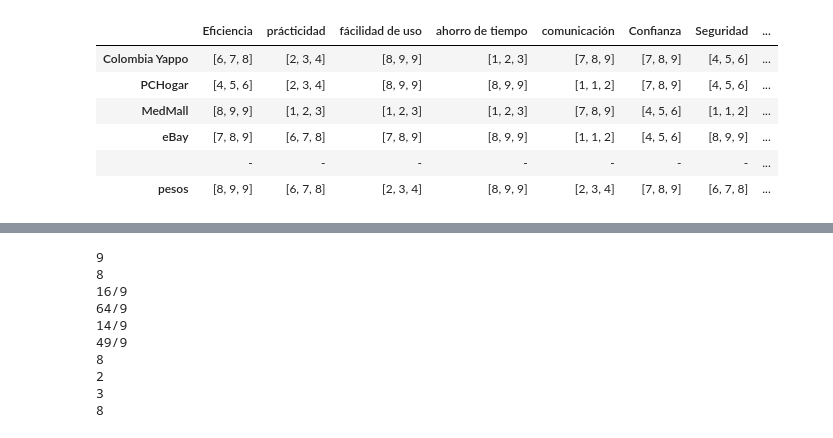
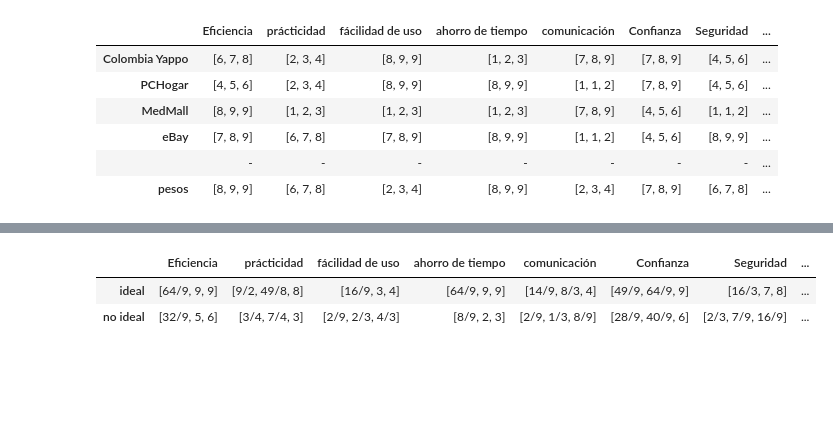
Before and after one commit to DavidbjArangoh/Seminario2_Optimizacion2, a Jupyter notebook: Punto1_TOPSIS_DIFUSO.ipynb, the cells around one changed output, grey strips where cells are left out. Drawn from its saved outputs; the diff is of its cells as text; code cells hidden in the pictures; blank space fills up the shorter version.

Commit message:
Se agregan los datos ideales

```diff
--- a/Punto1_TOPSIS_DIFUSO.ipynb
+++ b/Punto1_TOPSIS_DIFUSO.ipynb
@@ -162,39 +161,75 @@ display(PondFuzzyFrame)
 |  | - | - | - | - | - | - | - | ... |
 | pesos | [8, 9, 9] | [6, 7, 8] | [2, 3, 4] | [8, 9, 9] | [2, 3, 4] | [7, 8, 9] | [6, 7, 8] | ... |
 # %%
-A = []
+A = [[],[]]
 for i in range(0,10,1):
     c = []
+    ind = 0
     for j in range(0,4,1):
         c.append(PondFuzzy[j][i][0,2])
     c = max(c)
     cont = []
     for j in range(0,4,1):
         if c == PondFuzzy[j][i][0,2]:
             cont.append(j)
     if len(cont) > 1:
         c = []
         for k in cont:
             c.append(PondFuzzy[k][i][0,1])
         c = max(c)
+        cont = []
+        for j in range(0,4,1):
+            if c == PondFuzzy[j][i][0,1]:
+                cont.append(j)
+        if len(cont) > 1:
+            c = []
+            for k in cont:
+                c.append(PondFuzzy[k][i][0,0])
+            c = max(c)
+            for k in cont:
+                if PondFuzzy[k][i][0,0] == c:
+                    ind = k
+        elif len(cont) == 1:
+            ind = cont[0]
+    elif len(cont) == 1:
+        ind = cont[0]
+    A[0].append(PondFuzzy[ind][i])
+for i in range(0,10,1):
+    c = []
+    ind = 0
+    for j in range(0,4,1):
+        c.append(PondFuzzy[j][i][0,2])
+    c = min(c)
     cont = []
     for j in range(0,4,1):
-        if c == PondFuzzy[j][i][0,1]:
+        if c == PondFuzzy[j][i][0,2]:
             cont.append(j)
     if len(cont) > 1:
         c = []
         for k in cont:
-            c.append(PondFuzzy[k][i][0,0])
-        c = max(c)
-    print(c)
+            c.append(PondFuzzy[k][i][0,1])
+        c = min(c)
+        cont = []
+        for j in range(0,4,1):
+            if c == PondFuzzy[j][i][0,1]:
+                cont.append(j)
+        if len(cont) > 1:
+            c = []
+            for k in cont:
+                c.append(PondFuzzy[k][i][0,0])
+            c = min(c)
+            for k in cont:
+                if PondFuzzy[k][i][0,0] == c:
+                    ind = k
+        elif len(cont) == 1:
+            ind = cont[0]
+    elif len(cont) == 1:
+        ind = cont[0]
+    A[1].append(PondFuzzy[ind][i])
+id = ['ideal', 'no ideal']
+AFrame = pand.DataFrame(A, index = id, columns = crit)
+display(AFrame)
 # %% [output]
-9
-8
-16/9
-64/9
-14/9
-49/9
-8
-2
-3
-8
+|  | Eficiencia | prácticidad | fácilidad de uso | ahorro de tiempo | comunicación | Confianza | Seguridad | ... |
+| ideal | [64/9, 9, 9] | [9/2, 49/8, 8] | [16/9, 3, 4] | [64/9, 9, 9] | [14/9, 8/3, 4] | [49/9, 64/9, 9] | [16/3, 7, 8] | ... |
+| no ideal | [32/9, 5, 6] | [3/4, 7/4, 3] | [2/9, 2/3, 4/3] | [8/9, 2, 3] | [2/9, 1/3, 8/9] | [28/9, 40/9, 6] | [2/3, 7/9, 16/9] | ... |
```
Also changed, not shown: parts of 4 cells of this notebook.
